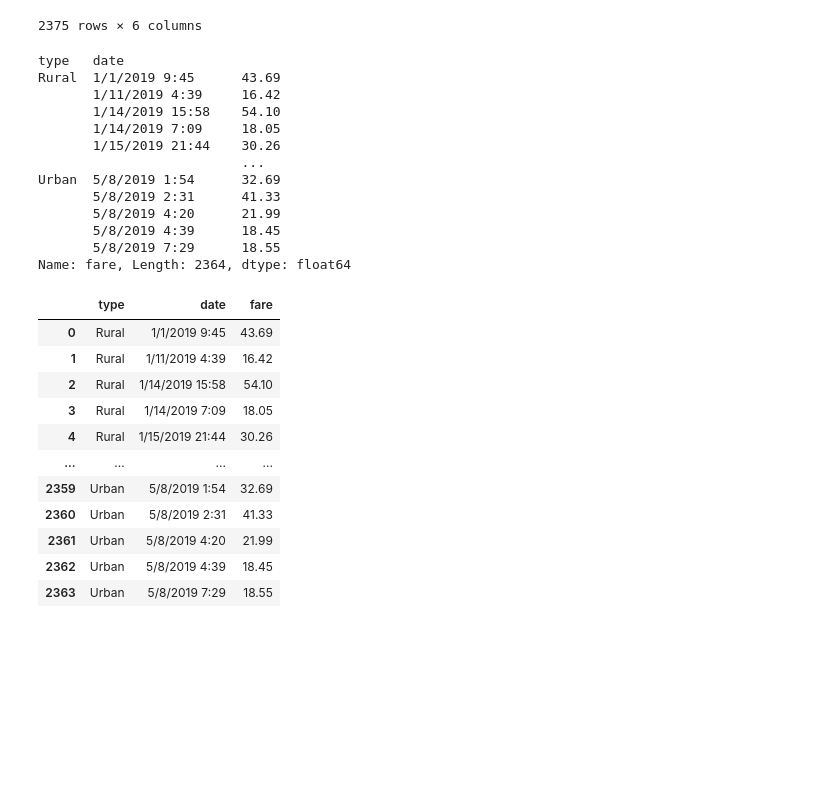
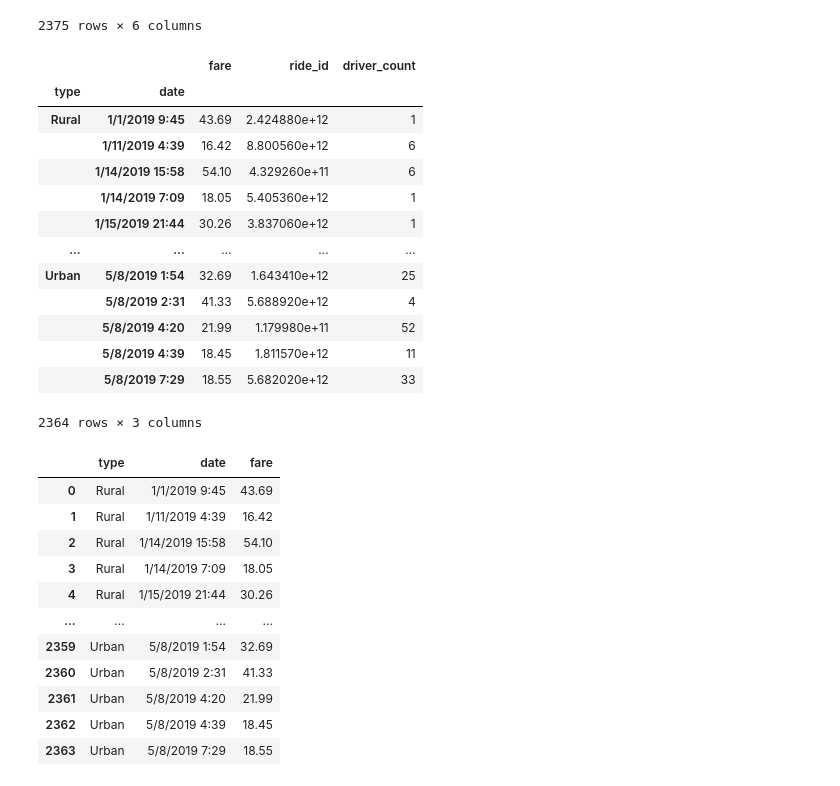
Before and after one commit to Ashmarian/PyBer_Analysis, a Jupyter notebook: PyBer_Challenge.ipynb, the cells around one changed output. Cells and saved outputs as stored; diff of their text form; code cells hidden in the pictures; blank space fills up the shorter version.

```diff
--- a/PyBer_Challenge.ipynb
+++ b/PyBer_Challenge.ipynb
@@ -230,0 +233,21 @@ pyber_ride_summary_df
+# %%
+# Add Matplotlib inline magic command
+%matplotlib inline
+
+# Dependencies and Setup
+import matplotlib.pyplot as plt
+import pandas as pd
+
+# File to Load (Remember to change these)
+city_data2_to_load = "./Resources/city_data2.csv"
+ride_data2_to_load = "./Resources/ride_data2.csv"
+
+# Read the City and Ride Data
+city_data2_df = pd.read_csv(city_data2_to_load)
+ride_data2_df = pd.read_csv(ride_data2_to_load)
+# %%
+# Combine the data into a single dataset
+pyber_data2_df = pd.merge(ride_data2_df, city_data2_df, how="left", on=["city", "city"])
+
+# Display the data table for preview
+pyber_data2_df.head()
@@ -248,23 +278,23 @@ pyber_data_df
 # %%
 # 1. Using groupby() to create a new DataFrame showing the sum of the fares
 #  for each date where the indices are the city type and date.
 # use groupby([{'type', 'data'}]), method of aggregation is sum(), and keep "fare" column
-sum_fares_by_type = pyber_data_df.groupby(['type', 'date']).sum()['fare']
-sum_fares_by_type
+pyber_data2_df.groupby(['type', 'date']).sum()
 # %% [output]
+|  |  | fare | ride_id | driver_count |
+| type | date |  |  |  |
+| Rural | 1/1/2019 9:45 | 43.69 | 2.424880e+12 | 1 |
+|  | 1/11/2019 4:39 | 16.42 | 8.800560e+12 | 6 |
+|  | 1/14/2019 15:58 | 54.10 | 4.329260e+11 | 6 |
+|  | 1/14/2019 7:09 | 18.05 | 5.405360e+12 | 1 |
+|  | 1/15/2019 21:44 | 30.26 | 3.837060e+12 | 1 |
+| ... | ... | ... | ... | ... |
+| Urban | 5/8/2019 1:54 | 32.69 | 1.643410e+12 | 25 |
+|  | 5/8/2019 2:31 | 41.33 | 5.688920e+12 | 4 |
+|  | 5/8/2019 4:20 | 21.99 | 1.179980e+11 | 52 |
+|  | 5/8/2019 4:39 | 18.45 | 1.811570e+12 | 11 |
+|  | 5/8/2019 7:29 | 18.55 | 5.682020e+12 | 33 |
-type   date
-Rural  1/1/2019 9:45      43.69
-       1/11/2019 4:39     16.42
-       1/14/2019 15:58    54.10
-       1/14/2019 7:09     18.05
-       1/15/2019 21:44    30.26
-                          ...
-Urban  5/8/2019 1:54      32.69
-       5/8/2019 2:31      41.33
-       5/8/2019 4:20      21.99
-       5/8/2019 4:39      18.45
-       5/8/2019 7:29      18.55
-Name: fare, Length: 2364, dtype: float64
+2364 rows × 3 columns
 # %%
 # 2. Reset the index on the DataFrame you created in #1. This is needed to use the 'pivot()' function.
 # df = df.reset_index()
```
Also changed, not shown: parts of 3 cells of this notebook, 2 other files.
